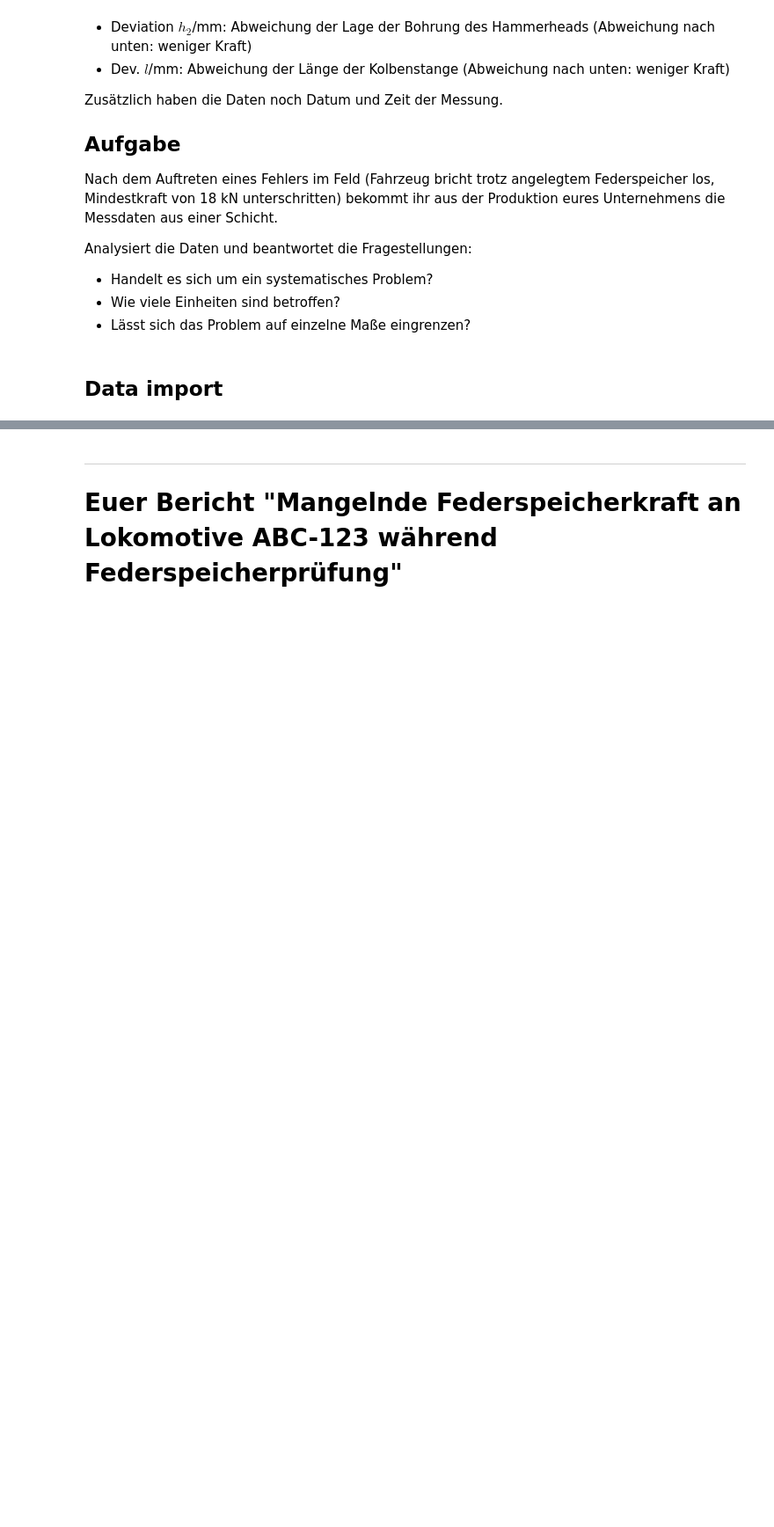
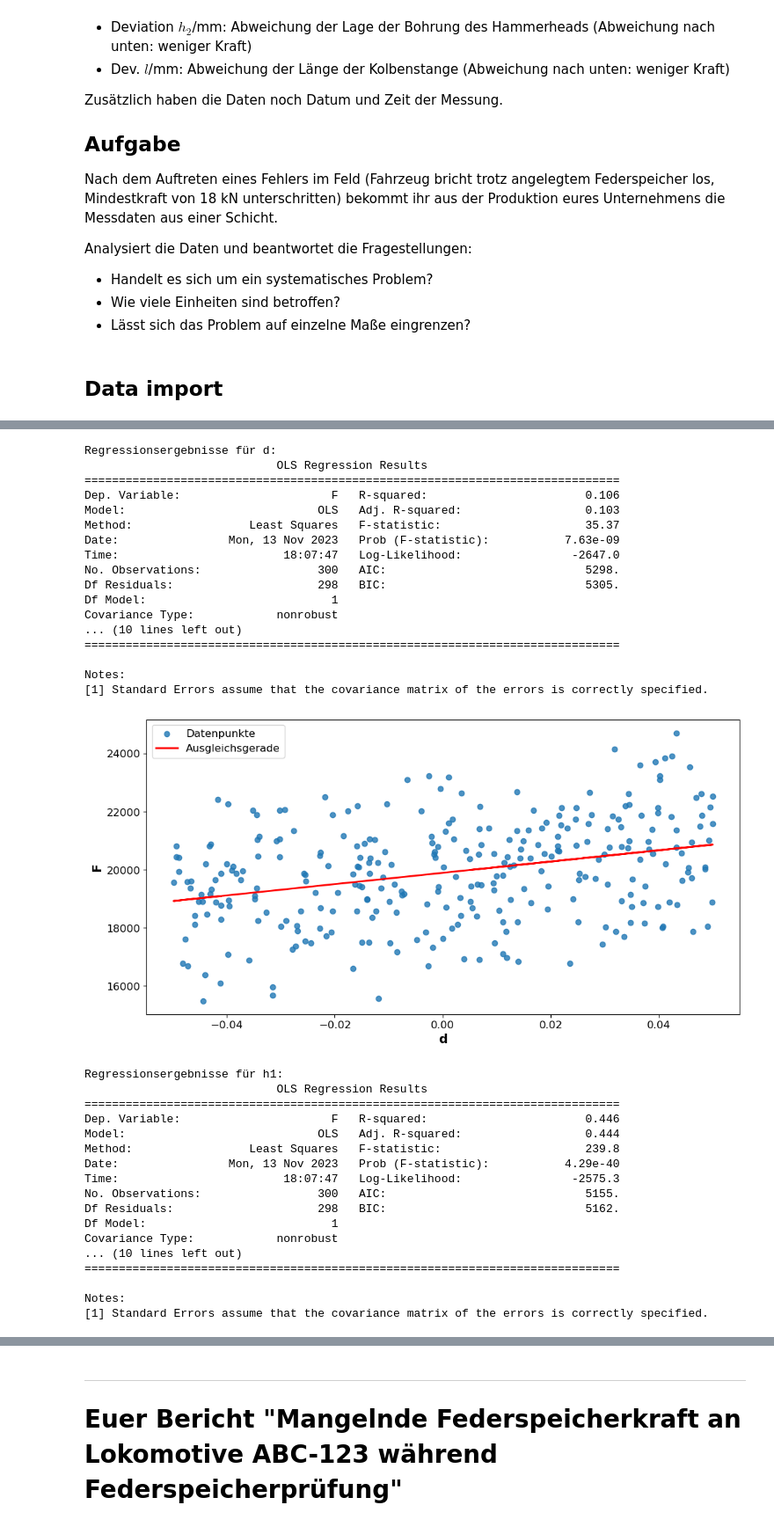
Before and after one commit to FHAC-MdQM/data-exploration-td2648s, a Jupyter notebook: LoadPBdata.ipynb, the cells around one changed output, grey strips where cells are left out. Shown at 88% size. Cells and saved outputs as stored; diff of their text form; code cells hidden in the pictures; blank space fills up the shorter version.

```diff
--- a/LoadPBdata.ipynb
+++ b/LoadPBdata.ipynb
@@ -52,0 +117,13 @@ df.head()
+# %%
+import statsmodels.api as sm
+
+# Legt eine abhängige Variable und eine unabhängige Variable fest
+abhängige_variable = df["F"]
+unabhängige_variablen = df[["d", "h1", "h2", "l"]]
+
+# Füge eine Konstante zu den unabhängigen Variablen hinzu
+unabhängige_variablen = sm.add_constant(unabhängige_variablen)
+
+# Erstelle ein (OLS)-Modell
+modell = sm.OLS(abhängige_variable, unabhängige_variablen).fit()
+print(modell.summary())
@@ -52,0 +148,56 @@ df.head()
+# %%
+# Legt eine abhängige Variable und eine unabhängige Variable fest
+abhängige_variable = df["F"]
+unabhängige_variablen = ["d", "h1", "h2", "l"]
+# Führe lineare Regression durch
+for unabhängige_vari in unabhängige_variablen:
+    design_matrix = sm.add_constant(df[unabhängige_vari])
+    modell = sm.OLS(abhängige_variable, design_matrix).fit()
+    print(f"Regressionsergebnisse für {unabhängige_vari}:\n{modell.summary()}\n")
+
+    # Erstelle einen Scatterplot der Datenpunkte mit Ausgleichsgerade
+    plt.figure(figsize=(12, 6))
+    plt.scatter(design_matrix[unabhängige_vari], abhängige_variable, label="Datenpunkte", alpha=0.8)
+    plt.plot(design_matrix[unabhängige_vari], modell.fittedvalues, color="red", label="Ausgleichsgerade", linewidth=2)
+    plt.xlabel(unabhängige_vari, fontsize=14, fontweight="bold")
+    plt.ylabel("F", fontsize=14, fontweight="bold")
+    plt.xticks(fontsize=12)
+    plt.yticks(fontsize=12)
+    plt.legend(fontsize=12)
+    plt.show()
+# %% [output]
+Regressionsergebnisse für d:
+                            OLS Regression Results
+==============================================================================
+Dep. Variable:                      F   R-squared:                       0.106
+Model:                            OLS   Adj. R-squared:                  0.103
+Method:                 Least Squares   F-statistic:                     35.37
+Date:                Mon, 13 Nov 2023   Prob (F-statistic):           7.63e-09
+Time:                        18:07:47   Log-Likelihood:                -2647.0
+No. Observations:                 300   AIC:                             5298.
+Df Residuals:                     298   BIC:                             5305.
+Df Model:                           1
+Covariance Type:            nonrobust
+... (10 lines left out)
+==============================================================================
+
+Notes:
+[1] Standard Errors assume that the covariance matrix of the errors is correctly specified.
+[figure, added]
+Regressionsergebnisse für h1:
+                            OLS Regression Results
+==============================================================================
+Dep. Variable:                      F   R-squared:                       0.446
+Model:                            OLS   Adj. R-squared:                  0.444
+Method:                 Least Squares   F-statistic:                     239.8
+Date:                Mon, 13 Nov 2023   Prob (F-statistic):           4.29e-40
+Time:                        18:07:47   Log-Likelihood:                -2575.3
+No. Observations:                 300   AIC:                             5155.
+Df Residuals:                     298   BIC:                             5162.
+Df Model:                           1
+Covariance Type:            nonrobust
+... (10 lines left out)
+==============================================================================
+
+Notes:
+[1] Standard Errors assume that the covariance matrix of the errors is correctly specified.
```
Also changed, not shown: parts of 12 cells of this notebook.
